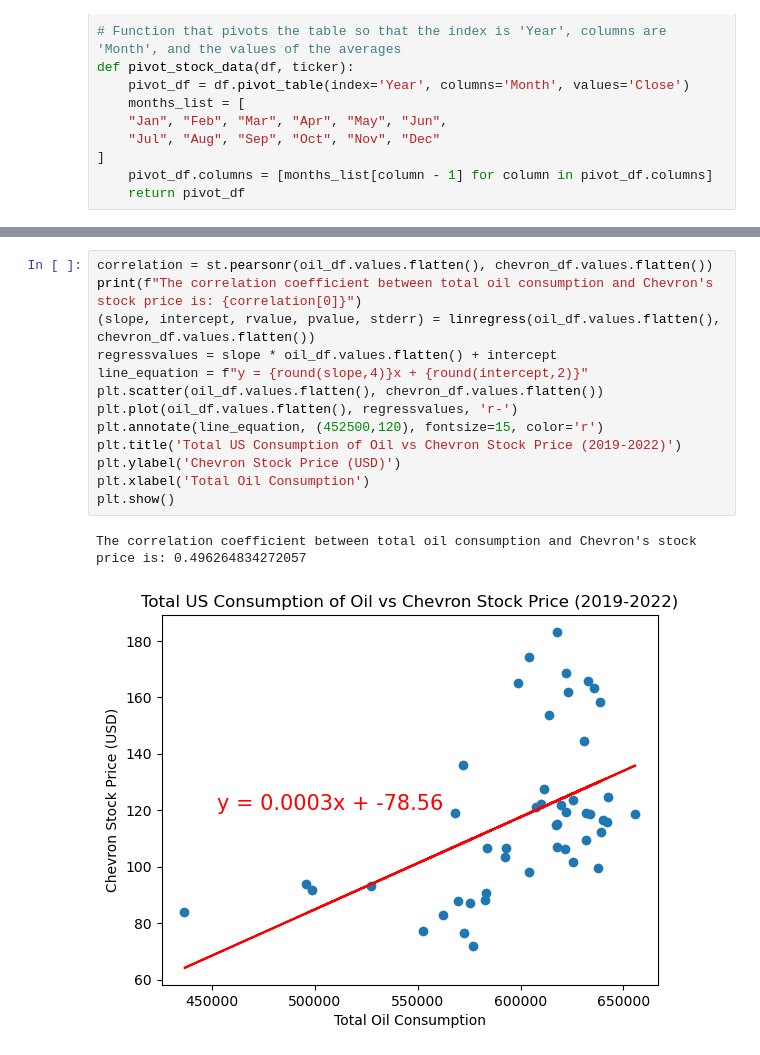
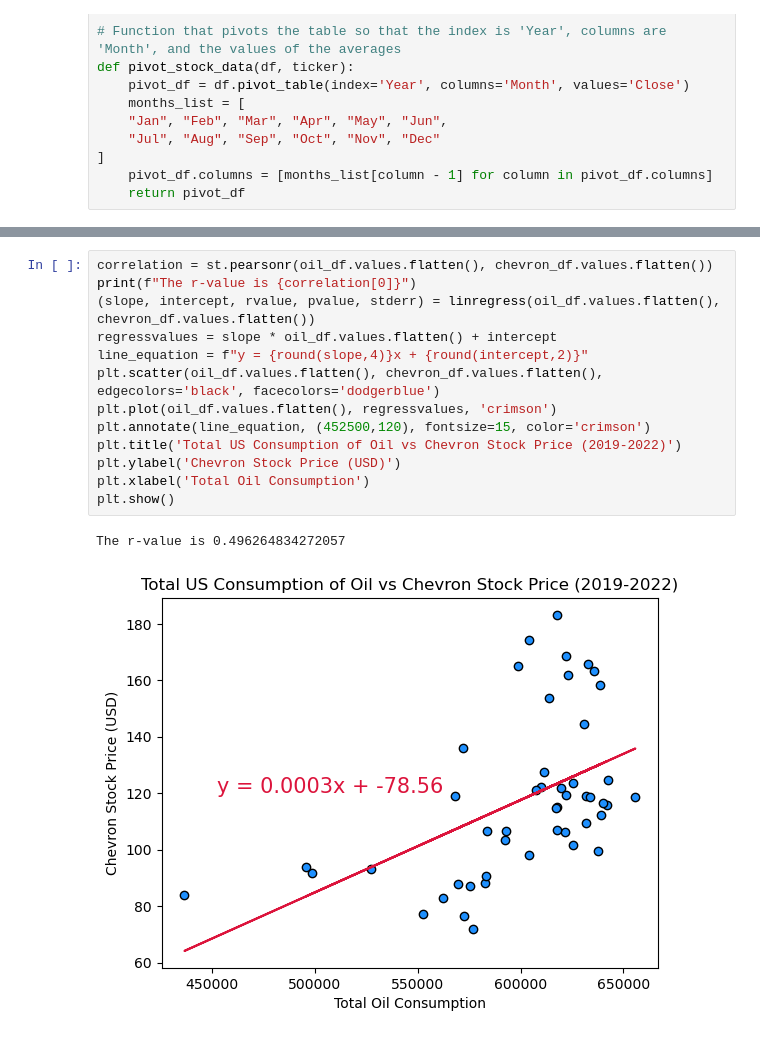
Before and after one commit to SIWhang213/Project-1-group-4, a Jupyter notebook: Oil vs Stock/energy_stock.ipynb, the cells around one changed output, grey strips where cells are left out. Saved outputs shown, nothing was run; the diff lists cells and outputs as text.

```diff
--- a/Oil vs Stock/energy_stock.ipynb
+++ b/Oil vs Stock/energy_stock.ipynb
@@ -307,18 +281,18 @@ The correlation coefficient between total oil consumption and ExxonMobil's stock
 # %%
 correlation = st.pearsonr(oil_df.values.flatten(), chevron_df.values.flatten())
-print(f"The correlation coefficient between total oil consumption and Chevron's stock price is: {correlation[0]}")
+print(f"The r-value is {correlation[0]}")
 (slope, intercept, rvalue, pvalue, stderr) = linregress(oil_df.values.flatten(), chevron_df.values.flatten())
 regressvalues = slope * oil_df.values.flatten() + intercept
 line_equation = f"y = {round(slope,4)}x + {round(intercept,2)}"
-plt.scatter(oil_df.values.flatten(), chevron_df.values.flatten())
-plt.plot(oil_df.values.flatten(), regressvalues, 'r-')
-plt.annotate(line_equation, (452500,120), fontsize=15, color='r')
+plt.scatter(oil_df.values.flatten(), chevron_df.values.flatten(), edgecolors='black', facecolors='dodgerblue')
+plt.plot(oil_df.values.flatten(), regressvalues, 'crimson')
+plt.annotate(line_equation, (452500,120), fontsize=15, color='crimson')
 plt.title('Total US Consumption of Oil vs Chevron Stock Price (2019-2022)')
 plt.ylabel('Chevron Stock Price (USD)')
 plt.xlabel('Total Oil Consumption')
 plt.show()
 # %% [output]
-The correlation coefficient between total oil consumption and Chevron's stock price is: 0.496264834272057
+The r-value is 0.496264834272057
-[figure, old version]
+[figure, new version]
 # %%
 correlation = st.pearsonr(oil_df.values.flatten(), conoco_df.values.flatten())
```
Also changed, not shown: parts of 18 cells of this notebook.
